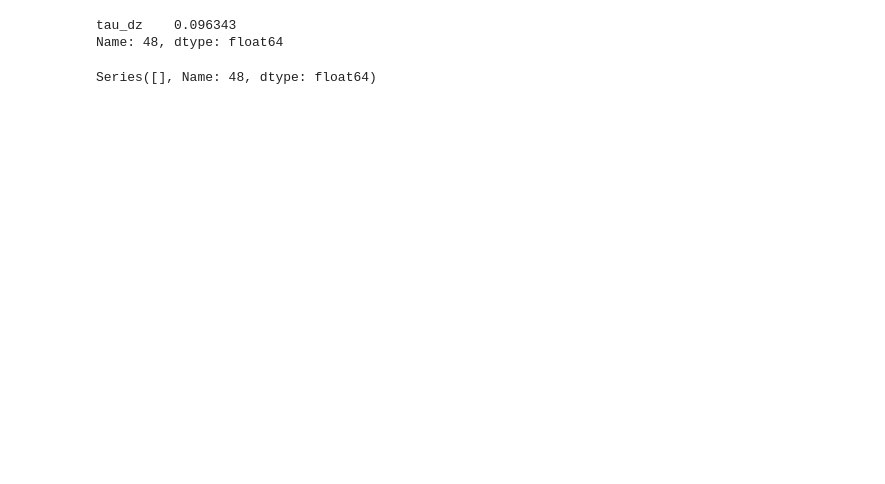
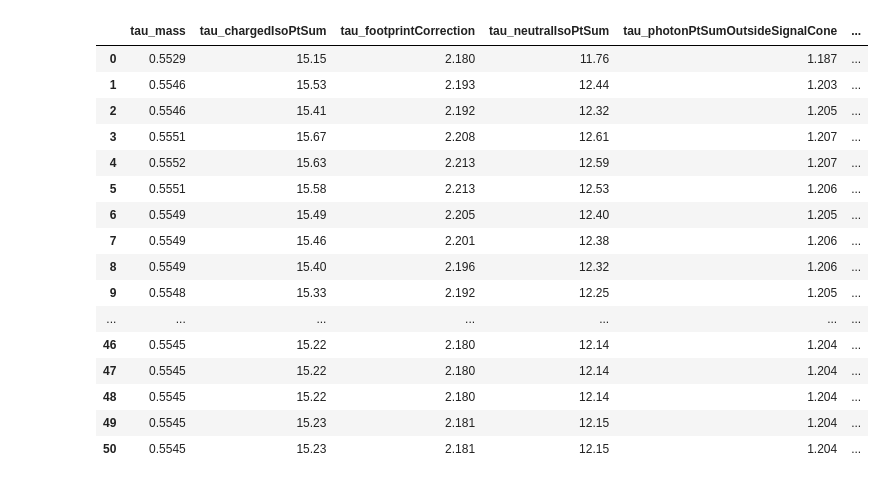
Before and after one commit to cms-tau-pog/TauMLTools, a Jupyter notebook: Training/notebooks/2017v2/scaling_validation.ipynb, the cells around one changed output. Saved outputs shown, nothing was run; the diff lists cells and outputs as text; code cells hidden in the pictures; blank space fills up the shorter version.

Commit message:
update scaling validation notebook with quantile validation

```diff
--- a/Training/notebooks/2017v2/scaling_validation.ipynb
+++ b/Training/notebooks/2017v2/scaling_validation.ipynb
@@ -64,24 +81,19 @@ N_FILES_PER_STEP = 10
 # %%
-CONE_TYPE = 'inner'
-mean_dict = {var_type: [] for var_type in var_types}
-std_dict = {var_type: [] for var_type in var_types}
+CONE_TYPE = 'global'
+mean_dict, std_dict = defaultdict(list), defaultdict(list)
 for file_name in sorted_file_names:
     with open(file_name) as f:
         scalings = json.load(f)
     for var_type in scalings.keys():
         mean, std = {}, {}
         for feature, feature_scaling in scalings[var_type].items():
-            if var_type == 'TauFlat':
-                if feature in TauFlat_normal_features:
-                    mean[feature] = feature_scaling['mean']
-                    std[feature] = feature_scaling['std']
-            else:
-                if CONE_TYPE not in feature_scaling: continue
-                mean[feature] = feature_scaling[CONE_TYPE]['mean']
-                std[feature] = feature_scaling[CONE_TYPE]['std']
+            if CONE_TYPE not in feature_scaling: continue
+            if feature not in normal_features[var_type]: continue
+            mean[feature] = feature_scaling[CONE_TYPE]['mean']
+            std[feature] = feature_scaling[CONE_TYPE]['std']
         mean_dict[var_type].append(mean)
         std_dict[var_type].append(std)
 # %%
-df_mean_dict = {var_type: pd.DataFrame(mean_dict[var_type]) for var_type in var_types}
-df_std_dict = {var_type: pd.DataFrame(std_dict[var_type]) for var_type in var_types}
+df_mean_dict = {var_type: pd.DataFrame(mean_dict[var_type]) for var_type in mean_dict}
+df_std_dict = {var_type: pd.DataFrame(std_dict[var_type]) for var_type in std_dict}
 # %% [markdown]
@@ -156,6 +111,0 @@ std:
-# %%
-not_inf_columns = list(df_mean_dict[VAR_TYPE].columns[~np.isinf(df_mean_dict[VAR_TYPE]).any()])
-df_mean_dict[VAR_TYPE] = df_mean_dict[VAR_TYPE][not_inf_columns].dropna(axis=1, how='any')
-#
-not_inf_columns = list(df_std_dict[VAR_TYPE].columns[~np.isinf(df_std_dict[VAR_TYPE]).any()])
-df_std_dict[VAR_TYPE] = df_std_dict[VAR_TYPE][not_inf_columns].dropna(axis=1, how='any')
@@ -204,9 +111,0 @@ plt.show()
-# %%
-running_diff_mean.iloc[snapshot_i][running_diff_mean.iloc[snapshot_i] > 0.05]
-# %% [output]
-tau_dz    0.096343
-Name: 48, dtype: float64
-# %%
-running_diff_std.iloc[snapshot_i][running_diff_std.iloc[snapshot_i] > 0.05]
-# %% [output]
-Series([], Name: 48, dtype: float64)
@@ -216,0 +112,26 @@ Series([], Name: 48, dtype: float64)
+# %%
+VAR_TYPE = 'TauFlat'
+df_mean = df_mean_dict[VAR_TYPE]
+df_std = df_std_dict[VAR_TYPE]
+if len(df_mean.columns)==0 and len(df_std.columns)==0:
+    raise Exception(f"found no variables with scaling type: 'normal' and cone type: '{var_type}'")
+# %%
+df_mean
+# %% [output]
+|  | tau_mass | tau_chargedIsoPtSum | tau_footprintCorrection | tau_neutralIsoPtSum | tau_photonPtSumOutsideSignalCone | ... |
+| 0 | 0.5529 | 15.15 | 2.180 | 11.76 | 1.187 | ... |
+| 1 | 0.5546 | 15.53 | 2.193 | 12.44 | 1.203 | ... |
+| 2 | 0.5546 | 15.41 | 2.192 | 12.32 | 1.205 | ... |
+| 3 | 0.5551 | 15.67 | 2.208 | 12.61 | 1.207 | ... |
+| 4 | 0.5552 | 15.63 | 2.213 | 12.59 | 1.207 | ... |
+| 5 | 0.5551 | 15.58 | 2.213 | 12.53 | 1.206 | ... |
+| 6 | 0.5549 | 15.49 | 2.205 | 12.40 | 1.205 | ... |
+| 7 | 0.5549 | 15.46 | 2.201 | 12.38 | 1.206 | ... |
+| 8 | 0.5549 | 15.40 | 2.196 | 12.32 | 1.206 | ... |
+| 9 | 0.5548 | 15.33 | 2.192 | 12.25 | 1.205 | ... |
+| ... | ... | ... | ... | ... | ... | ... |
+| 46 | 0.5545 | 15.22 | 2.180 | 12.14 | 1.204 | ... |
+| 47 | 0.5545 | 15.22 | 2.180 | 12.14 | 1.204 | ... |
+| 48 | 0.5545 | 15.22 | 2.180 | 12.14 | 1.204 | ... |
+| 49 | 0.5545 | 15.23 | 2.181 | 12.15 | 1.204 | ... |
+| 50 | 0.5545 | 15.23 | 2.181 | 12.15 | 1.204 | ... |
```
Also changed, not shown: parts of 52 cells of this notebook.
